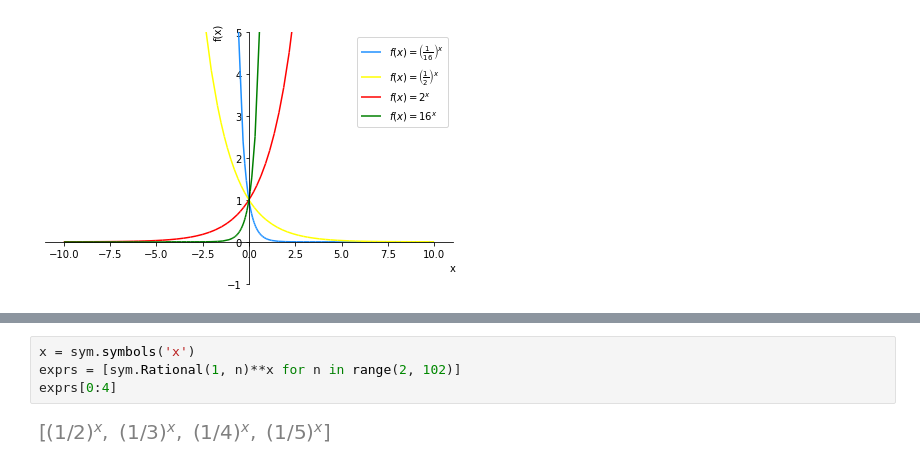
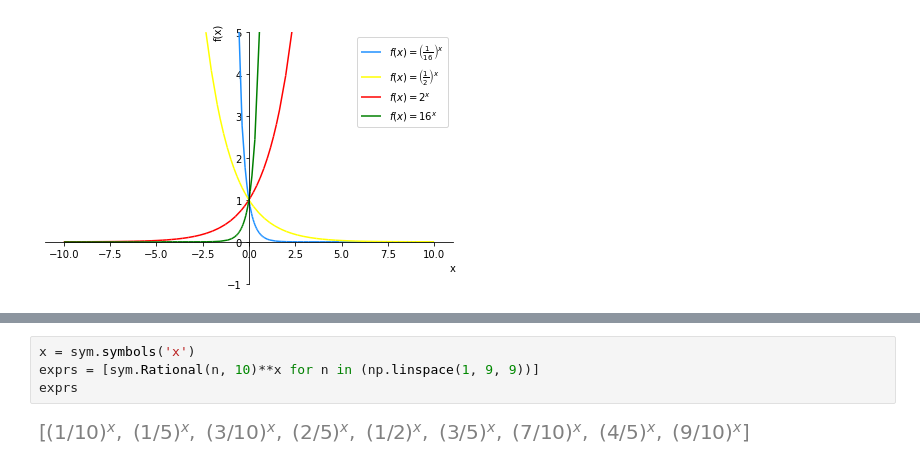
Before and after one commit to PaulToronto/Johns-Hopkins-Coursera-Applied-Calculus-With-Python, a Jupyter notebook: 2_2_Exponential_and_Logarithmic_Functions.ipynb, the cells around one changed output, grey strips where cells are left out. Saved outputs shown, nothing was run; the diff lists cells and outputs as text.

```diff
--- a/2_2_Exponential_and_Logarithmic_Functions.ipynb
+++ b/2_2_Exponential_and_Logarithmic_Functions.ipynb
@@ -108,6 +126,6 @@ fig.show()
 # %%
 x = sym.symbols('x')
-exprs = [sym.Rational(1, n)**x for n in range(2, 102)]
-exprs[0:4]
+exprs = [sym.Rational(n, 10)**x for n in (np.linspace(1, 9, 9))]
+exprs
 # %% [output]
-[figure, old version]
+[figure, new version]
```
Also changed, not shown: parts of 30 cells of this notebook.
